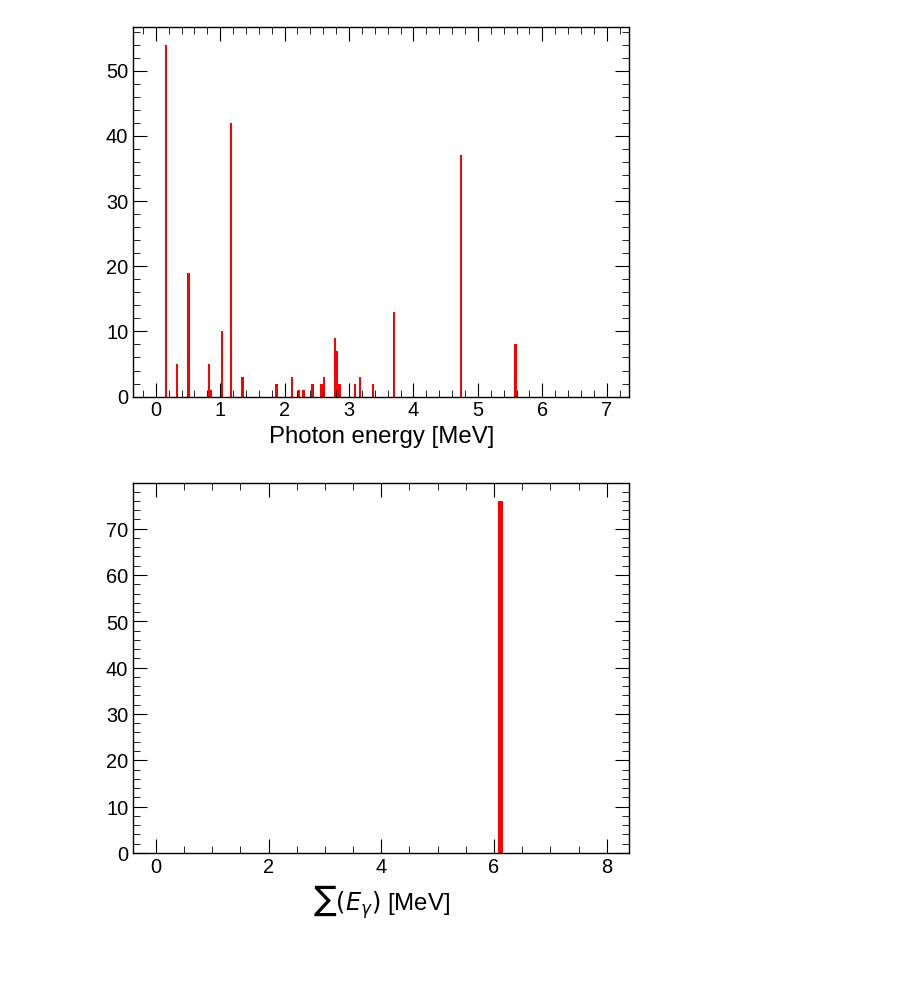
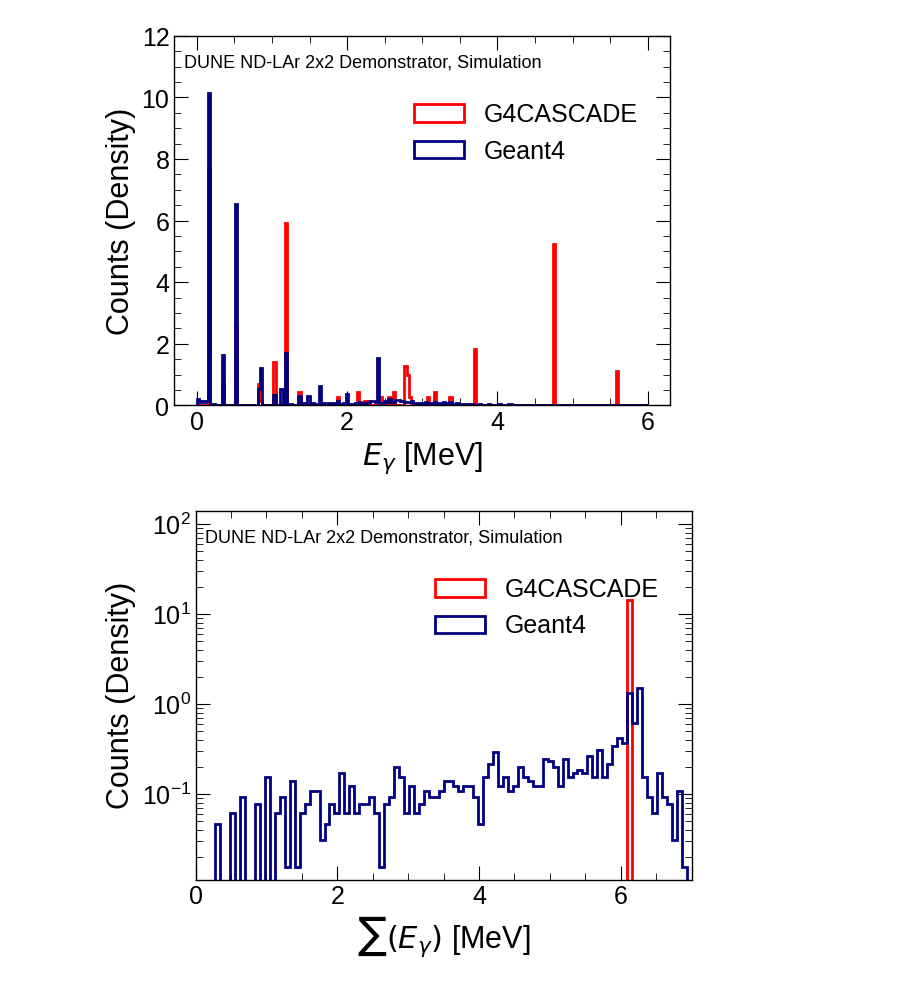
Before and after one commit to lmlepin9/2x2_neutron_sources, a Jupyter notebook: AmBe/simulations/AmBe_edep-sim_diagnostics.ipynb, the cells around one changed output. Saved outputs shown, nothing was run; the diff lists cells and outputs as text; code cells hidden in the pictures; blank space fills up the shorter version.

```diff
--- a/AmBe/simulations/AmBe_edep-sim_diagnostics.ipynb
+++ b/AmBe/simulations/AmBe_edep-sim_diagnostics.ipynb
@@ -73,12 +161,54 @@ plt.show()
 # %%
-plt.hist(gamma_E,bins=200,range=(0.,7.),color='red')
-plt.xlabel('Photon energy [MeV]')
+fig, ax = plt.subplots()
+
+for label, values in results.items():
+    ax.hist(
+        values['gamma_E'],
+        bins=200,
+        range=(0.0, 6.0),
+        density=True,
+        histtype='step',
+        linewidth=2,
+        label=label,
+        **plot_styles[label],
+    )
+
+ax.set_ylabel('Counts (Density)',fontsize=22)
+ax.set_xlabel(r'$E_{\gamma}$ [MeV]',fontsize=22)
+ax.set_ylim(0, 12)
+ax.legend(**LEGEND_KWARGS,fontsize=18)
+set_tick_label_size(ax)
+add_ndlar_label(ax)
+fig.savefig(FIGURE_DIR / 'gamma_energy_density.png', dpi=300, bbox_inches='tight')
+fig.savefig(FIGURE_DIR / 'gamma_energy_density.pdf', dpi=300, bbox_inches='tight')
 plt.show()
 # %% [output]
-[figure, old version]
+[figure, new version]
 # %%
-plt.hist(total_gamma_E,bins=100,range=(0.,8.),color='red')
-plt.xlabel(r'$\sum(E_{\gamma})$ [MeV]')
+fig, ax = plt.subplots()
+
+for label, values in results.items():
+    ax.hist(
+        values['total_gamma_E'],
+        bins=100,
+        range=(0.0, 7.0),
+        density=True,
+        histtype='step',
+        linewidth=2,
+        label=label,
+        **plot_styles[label],
+    )
+
+ax.set_ylabel('Counts (Density)',fontsize=22)
+ax.set_xlabel(r'$\sum(E_{\gamma})$ [MeV]',fontsize=22)
+ax.set_xlim(0, 7)
+ax.set_yscale('log')
+ax.set_ylim(0, 140)
+ax.legend(**LEGEND_KWARGS,fontsize=18)
+set_tick_label_size(ax)
+add_ndlar_label(ax)
+fig.savefig(FIGURE_DIR / 'total_gamma_energy_density.png', dpi=300, bbox_inches='tight')
+fig.savefig(FIGURE_DIR / 'total_gamma_energy_density.pdf', dpi=300, bbox_inches='tight')
 plt.show()
 # %% [output]
-[figure, old version]
+[figure, new version]
```
Also changed, not shown: parts of 7 cells of this notebook, 3 other files.
